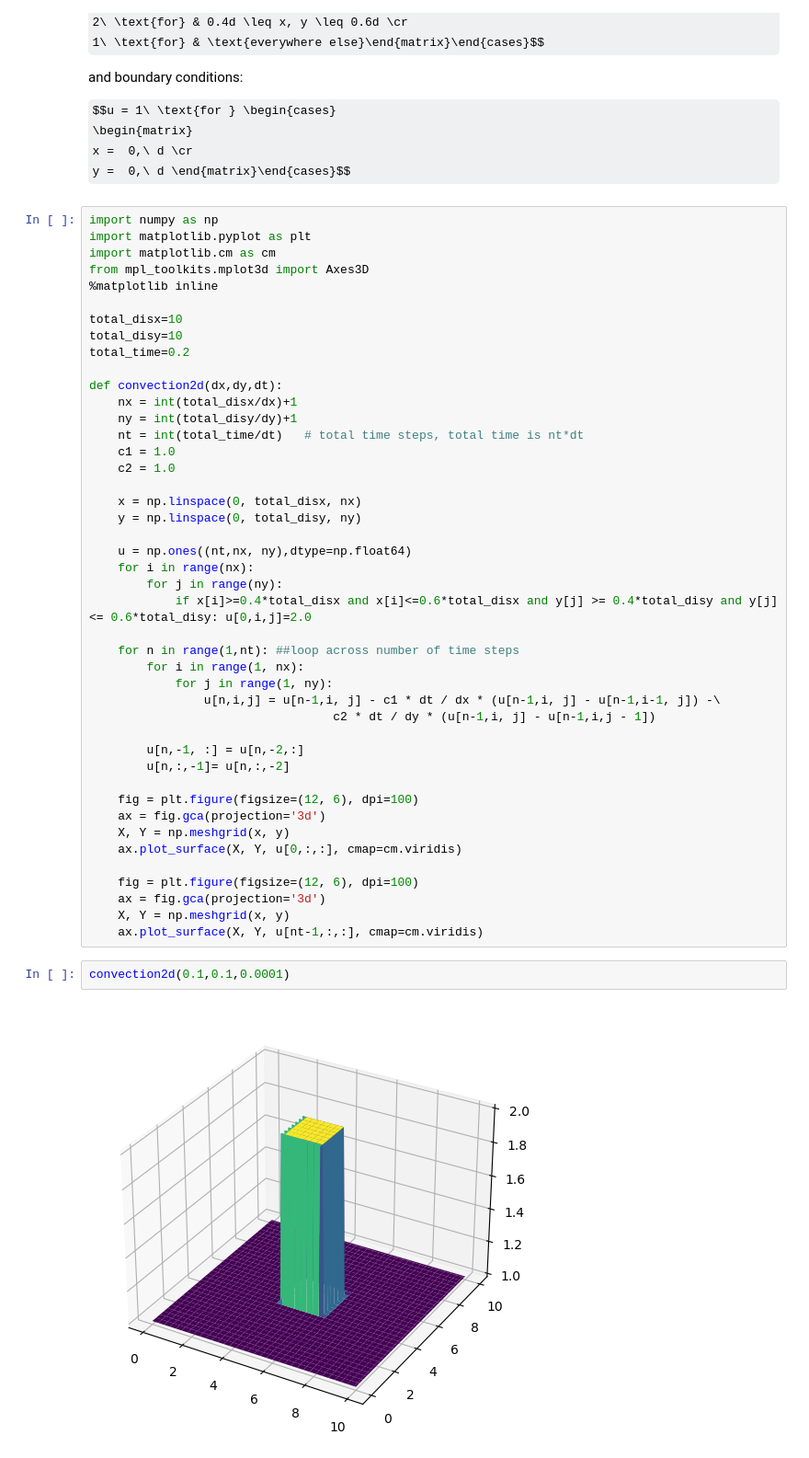
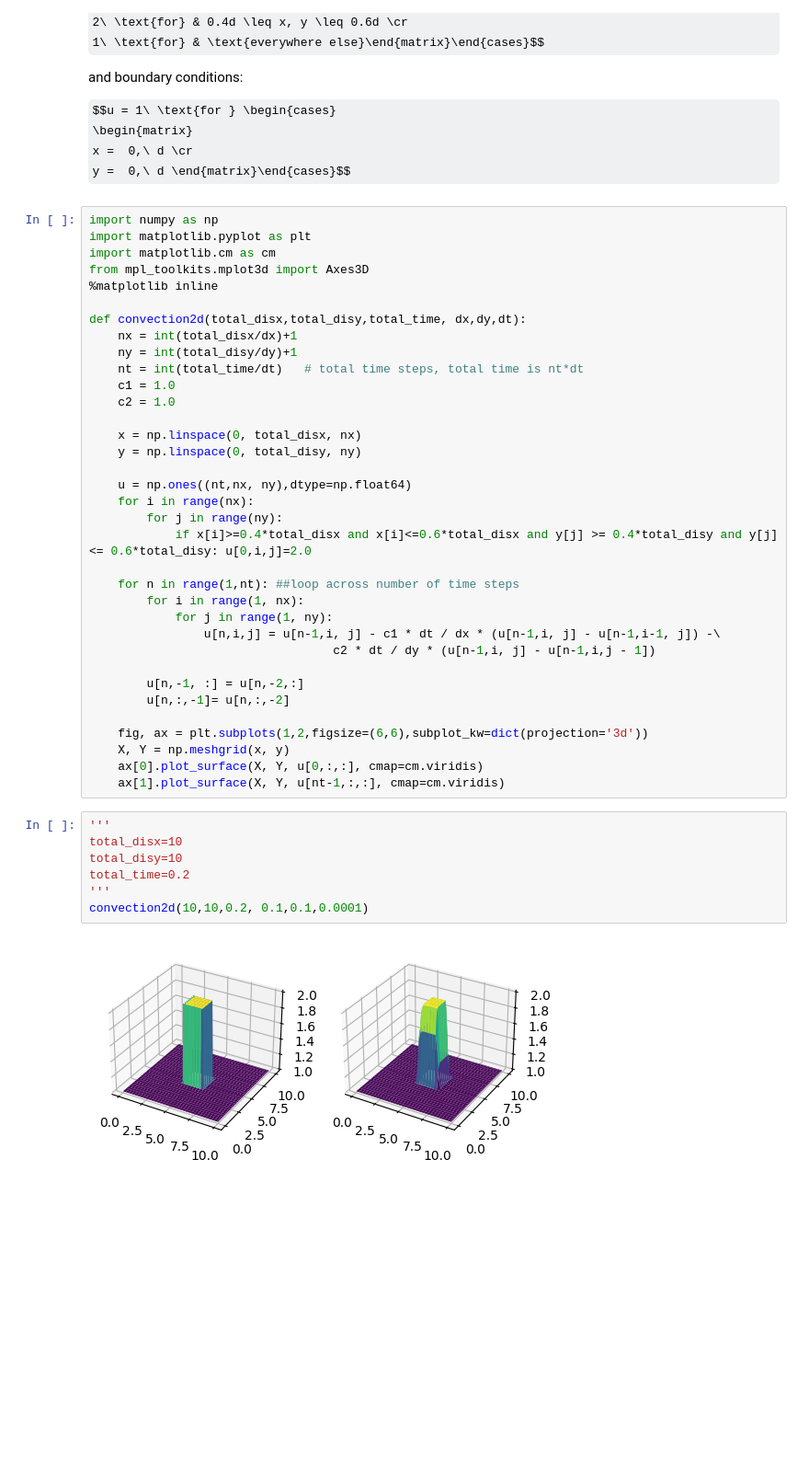
Before and after one commit to yyhyan100/myCFD_tutorial, a Jupyter notebook: topic5_2Dsimple.ipynb, the cells around one changed output. Shown at 92% size. Cells and saved outputs as stored; diff of their text form; some formulas as TeX source; blank space fills up the shorter version.

```diff
--- a/topic5_2Dsimple.ipynb
+++ b/topic5_2Dsimple.ipynb
@@ -33,11 +33,7 @@ import matplotlib.cm as cm
 from mpl_toolkits.mplot3d import Axes3D
 %matplotlib inline
 
-total_disx=10
-total_disy=10
-total_time=0.2
-
-def convection2d(dx,dy,dt):
+def convection2d(total_disx,total_disy,total_time, dx,dy,dt):
     nx = int(total_disx/dx)+1
     ny = int(total_disy/dy)+1
     nt = int(total_time/dt)   # total time steps, total time is nt*dt
@@ -61,16 +57,16 @@ def convection2d(dx,dy,dt):
         u[n,-1, :] = u[n,-2,:]
         u[n,:,-1]= u[n,:,-2]
 
-    fig = plt.figure(figsize=(12, 6), dpi=100)
-    ax = fig.gca(projection='3d')
+    fig, ax = plt.subplots(1,2,figsize=(6,6),subplot_kw=dict(projection='3d'))
     X, Y = np.meshgrid(x, y)
-    ax.plot_surface(X, Y, u[0,:,:], cmap=cm.viridis)
-
-    fig = plt.figure(figsize=(12, 6), dpi=100)
-    ax = fig.gca(projection='3d')
-    X, Y = np.meshgrid(x, y)
-    ax.plot_surface(X, Y, u[nt-1,:,:], cmap=cm.viridis)
+    ax[0].plot_surface(X, Y, u[0,:,:], cmap=cm.viridis)
+    ax[1].plot_surface(X, Y, u[nt-1,:,:], cmap=cm.viridis)
 # %%
-convection2d(0.1,0.1,0.0001)
+'''
+total_disx=10
+total_disy=10
+total_time=0.2
+'''
+convection2d(10,10,0.2, 0.1,0.1,0.0001)
 # %% [output]
-[figure, old version]
+[figure, new version]
```
Also changed, not shown: parts of 1 cell of this notebook, 2 other files.
